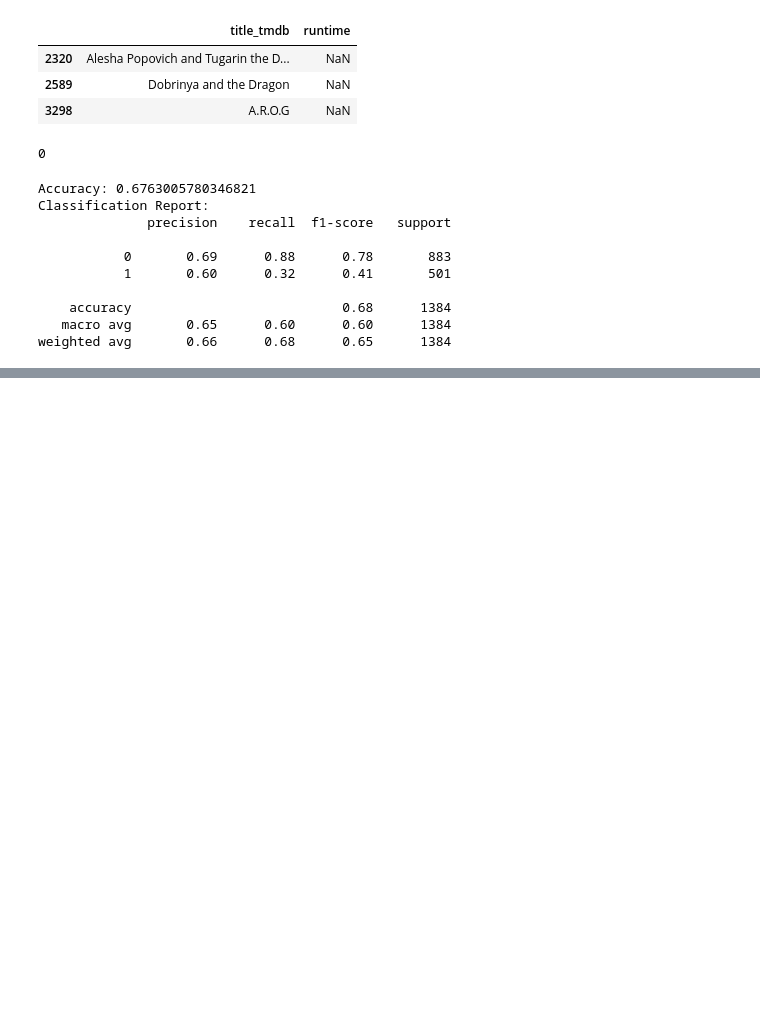
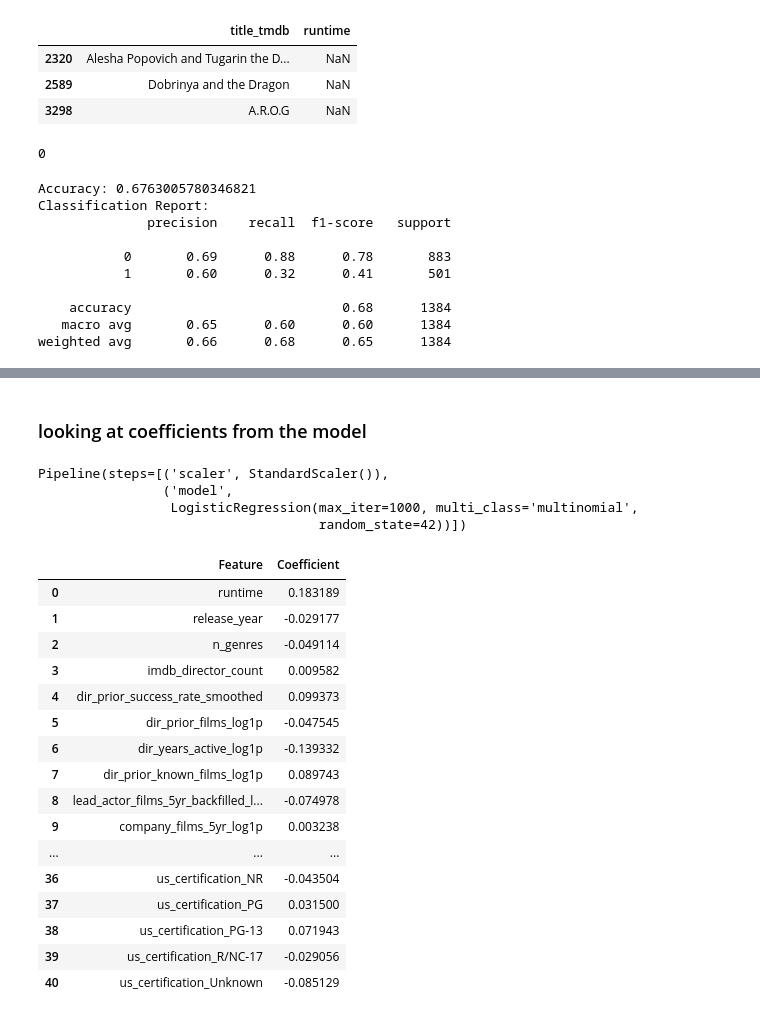
Before and after one commit to DS-6021-Group-2/DS6021_Group2_FinalProject, a Jupyter notebook: Modeling_scripts/models.ipynb, the cells around one changed output, grey strips where cells are left out. Drawn from its saved outputs; the diff is of its cells as text; code cells hidden in the pictures; blank space fills up the shorter version.

Commit message:
finished logistic regression evaluation

```diff
--- a/Modeling_scripts/models.ipynb
+++ b/Modeling_scripts/models.ipynb
@@ -102,0 +264,36 @@ weighted avg       0.66      0.68      0.65      1384
+# %% [markdown]
+### looking at coefficients from the model
+# %%
+model
+# %% [output]
+Pipeline(steps=[('scaler', StandardScaler()),
+                ('model',
+                 LogisticRegression(max_iter=1000, multi_class='multinomial',
+                                    random_state=42))])
+# %%
+coefficients = model.named_steps['model'].coef_[0]
+
+coefficients_df = pd.DataFrame({
+    'Feature': X_train.columns,
+    'Coefficient': coefficients
+})
+
+coefficients_df
+# %% [output]
+|  | Feature | Coefficient |
+| 0 | runtime | 0.183189 |
+| 1 | release_year | -0.029177 |
+| 2 | n_genres | -0.049114 |
+| 3 | imdb_director_count | 0.009582 |
+| 4 | dir_prior_success_rate_smoothed | 0.099373 |
+| 5 | dir_prior_films_log1p | -0.047545 |
+| 6 | dir_years_active_log1p | -0.139332 |
+| 7 | dir_prior_known_films_log1p | 0.089743 |
+| 8 | lead_actor_films_5yr_backfilled_l... | -0.074978 |
+| 9 | company_films_5yr_log1p | 0.003238 |
+| ... | ... | ... |
+| 36 | us_certification_NR | -0.043504 |
+| 37 | us_certification_PG | 0.031500 |
+| 38 | us_certification_PG-13 | 0.071943 |
+| 39 | us_certification_R/NC-17 | -0.029056 |
+| 40 | us_certification_Unknown | -0.085129 |
```
Also changed, not shown: parts of 27 cells of this notebook.
